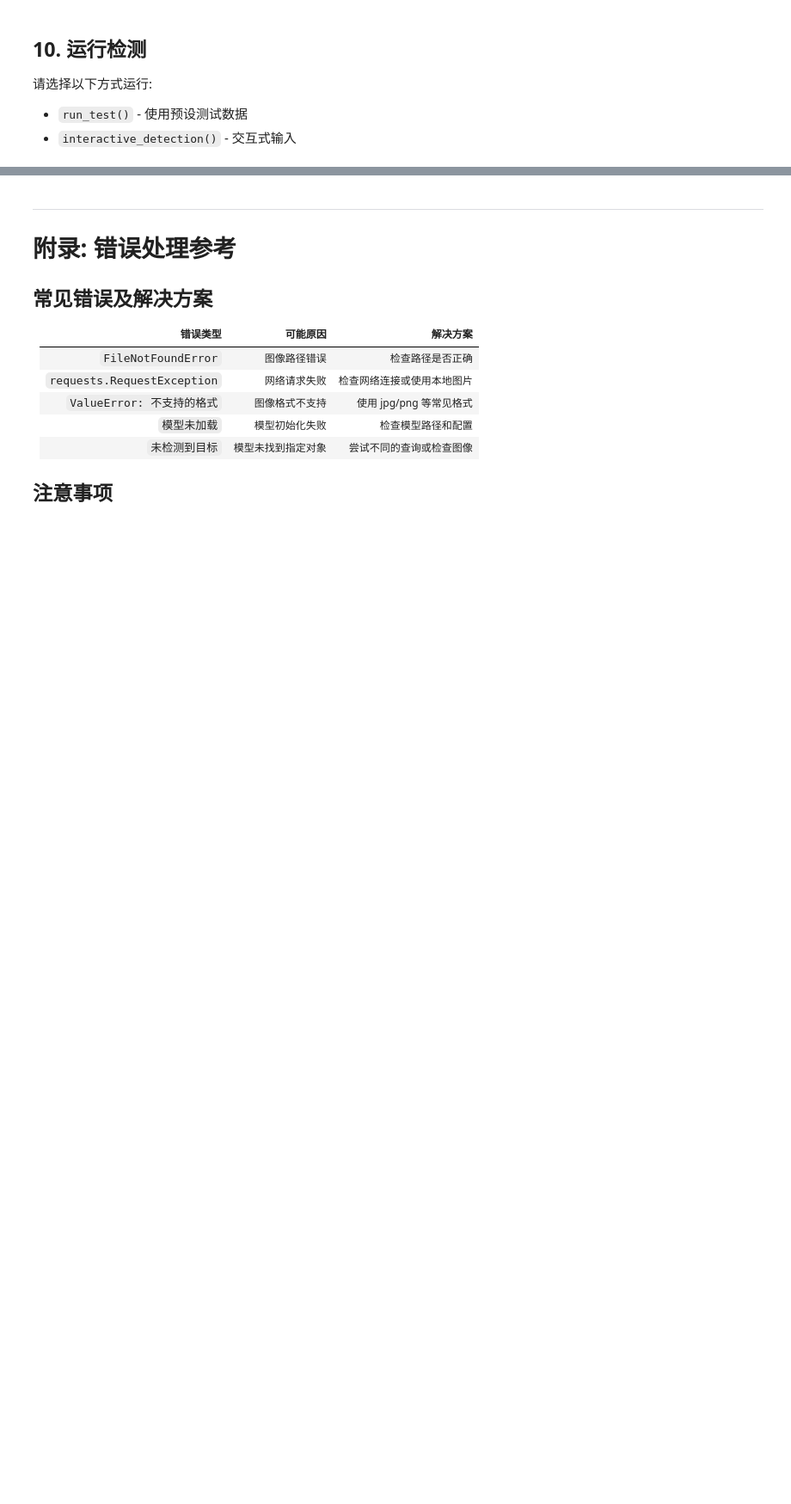
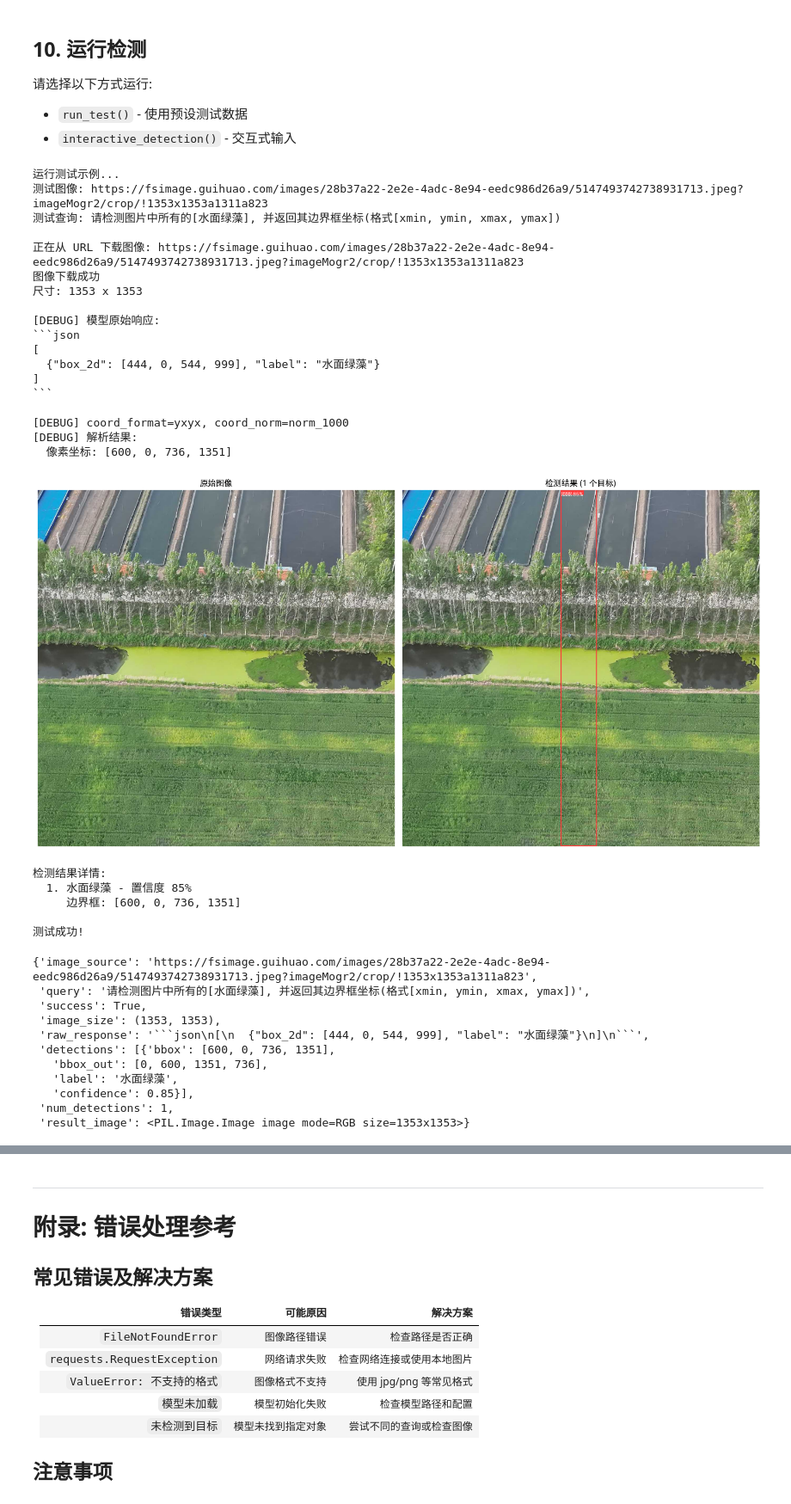
Before and after one commit to SunHao-AI/gemma4-ft, a Jupyter notebook: notebooks/03-object_detection_demo.ipynb, the cells around one changed output, grey strips where cells are left out. Shown at 86% size. Saved outputs shown, nothing was run; the diff lists cells and outputs as text; code cells hidden in the pictures; blank space fills up the shorter version.

````diff
--- a/notebooks/03-object_detection_demo.ipynb
+++ b/notebooks/03-object_detection_demo.ipynb
@@ -120,7 +120,7 @@ BASE_MODEL_PATH = config.model.base_model_path or "unsloth/gemma-4-E4B-it-bnb-4b
 # BASE_MODEL_PATH = "/raid5/sh/model/unsloth/gemma-4-E4B-it-unsloth-bnb-4bit"
 
 # LoRA适配器路径 (由02-微调Notebook生成)
-LORA_ADAPTER_PATH = str(PROJECT_ROOT / "models" / "finetuned" / "gemma4_e4b_lora" / "ddp_8gpu/20260525_154208")
+LORA_ADAPTER_PATH = str(PROJECT_ROOT / "models" / "finetuned" / "gemma4_e4b_lora" / "ddp_8gpu/20260526_084815")
 
 # ---------- 模型加载参数 (从配置文件读取) ----------
 MAX_SEQ_LENGTH = config.model_loading.max_seq_length
@@ -394,7 +397,43 @@ def run_test():
 - `interactive_detection()` - 交互式输入
 # %%
 # 运行测试示例
-# run_test()
+run_test()
+# %% [output]
+运行测试示例...
+测试图像: https://fsimage.guihuao.com/images/28b37a22-2e2e-4adc-8e94-eedc986d26a9/5147493742738931713.jpeg?imageMogr2/crop/!1353x1353a1311a823
+测试查询: 请检测图片中所有的[水面绿藻], 并返回其边界框坐标(格式[xmin, ymin, xmax, ymax])
+
+正在从 URL 下载图像: https://fsimage.guihuao.com/images/28b37a22-2e2e-4adc-8e94-eedc986d26a9/5147493742738931713.jpeg?imageMogr2/crop/!1353x1353a1311a823
+图像下载成功
+尺寸: 1353 x 1353
+
+[DEBUG] 模型原始响应:
+```json
+[
+  {"box_2d": [444, 0, 544, 999], "label": "水面绿藻"}
+]
+```
+
+[DEBUG] coord_format=yxyx, coord_norm=norm_1000
+[DEBUG] 解析结果:
+  像素坐标: [600, 0, 736, 1351]
+[figure, added]
+检测结果详情:
+  1. 水面绿藻 - 置信度 85%
+     边界框: [600, 0, 736, 1351]
+
+测试成功!
+{'image_source': 'https://fsimage.guihuao.com/images/28b37a22-2e2e-4adc-8e94-eedc986d26a9/5147493742738931713.jpeg?imageMogr2/crop/!1353x1353a1311a823',
+ 'query': '请检测图片中所有的[水面绿藻], 并返回其边界框坐标(格式[xmin, ymin, xmax, ymax])',
+ 'success': True,
+ 'image_size': (1353, 1353),
+ 'raw_response': '```json\n[\n  {"box_2d": [444, 0, 544, 999], "label": "水面绿藻"}\n]\n```',
+ 'detections': [{'bbox': [600, 0, 736, 1351],
+   'bbox_out': [0, 600, 1351, 736],
+   'label': '水面绿藻',
+   'confidence': 0.85}],
+ 'num_detections': 1,
+ 'result_image': <PIL.Image.Image image mode=RGB size=1353x1353>}
 # %%
 # 运行交互式检测
 interactive_detection()
````
Also changed, not shown: parts of 5 cells of this notebook, 4 other files.
